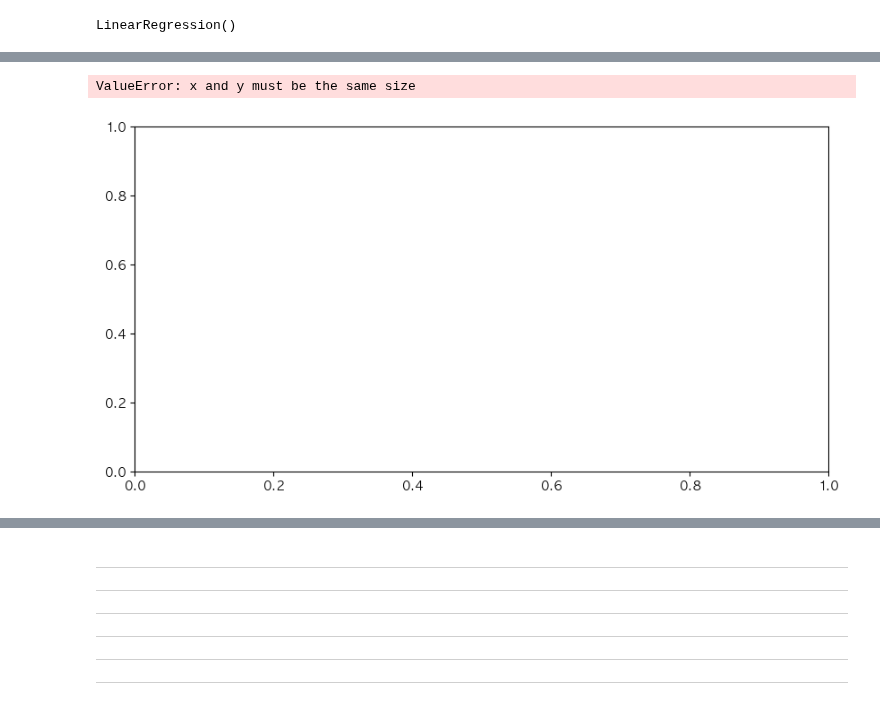
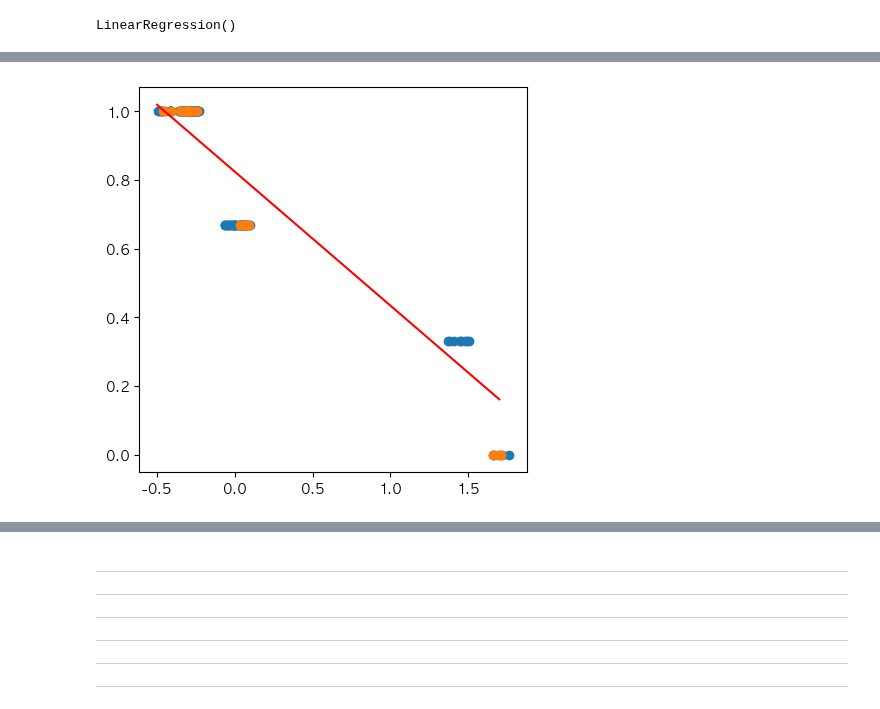
Before and after one commit to vxornjs11/Pytone_Flutter, a Jupyter notebook: Note/sw_데이터분석_04.ipynb, the cells around one changed output, grey strips where cells are left out. Drawn from its saved outputs; the diff is of its cells as text; code cells hidden in the pictures.

```diff
--- a/Note/sw_데이터분석_04.ipynb
+++ b/Note/sw_데이터분석_04.ipynb
@@ -610,0 +649,4 @@ NameError: name 'asdf' is not defined
+# %%
+# df_km_pca = pd.DataFrame({'년도':years, 'principal_col':km_pca.tolist()})
+df_km_pca['년도'] = years
+df_km_pca
@@ -610,0 +668,5 @@ NameError: name 'asdf' is not defined
+# %%
+df_km_pca['시도'] = df_km_pca.index
+df_km_pca.set_index('년도', inplace=True)
+df_km_pca = df_km_pca.iloc[:,[2, 0, 1]]
+df_km_pca
@@ -610,0 +701,4 @@ NameError: name 'asdf' is not defined
+# %%
+# Feature, Target
+data = df_km_pca[['principal_col']].to_numpy()
+target = df_km_pca['cluster_id'].to_numpy()
@@ -610,0 +709,10 @@ NameError: name 'asdf' is not defined
+# %%
+from sklearn.model_selection import train_test_split
+train_input, test_input, train_target, test_target = \
+    train_test_split(data, target, test_size=0.2) # random_state=42,  stratify=target
+sub_input, val_input, sub_target, val_target = \
+    train_test_split(train_input, train_target, test_size=0.2, stratify=train_target) # random_state=42
+# 세트 별 크기
+print("Train :", sub_input.shape)
+print("Valid :", val_input.shape)
+print("Test  :", test_input.shape)
@@ -618,19 +814,22 @@ LinearRegression()
 # %%
+# 구간별 직선을 그리기 위해 15에서 49까지의 정수 배열을 만든다.
+# point = np.arange(-0.5, 2)
+
 # 훈련세트의 산점도
-plt.figure(figsize=(10,5))
+plt.figure(figsize=(5,5))
 plt.scatter(train_input, train_target)
 plt.scatter(test_input, test_target)
 
 # 15에서 50까지 1차 방정식 그래프
-plt.plot([15, 50], [15*lr.coef_+lr.intercept_, 50*lr.coef_+lr.intercept_], c='red')
+# plt.plot(point, -4.66*point + 0.80, c='red')
+plt.plot([-0.5, 1.7], [(-0.5)*lr.coef_+lr.intercept_, (1.5)*lr.coef_+lr.intercept_], c='red')
 
 # 50cm 생선
-plt.scatter(50, 1241.8, marker='^')
+# plt.scatter(50, 1241.8, marker='^')
 
 plt.show()
 # %% [output]
-ValueError: x and y must be the same size
-[figure, old version]
+[figure, new version]
 # %%
 ml_list = [GaussianProcessRegressor(), DecisionTreeRegressor(), RandomForestRegressor(), AdaBoostRegressor(), MLPRegressor()]
 for ml in ml_list:
```
Also changed, not shown: parts of 44 cells of this notebook.
